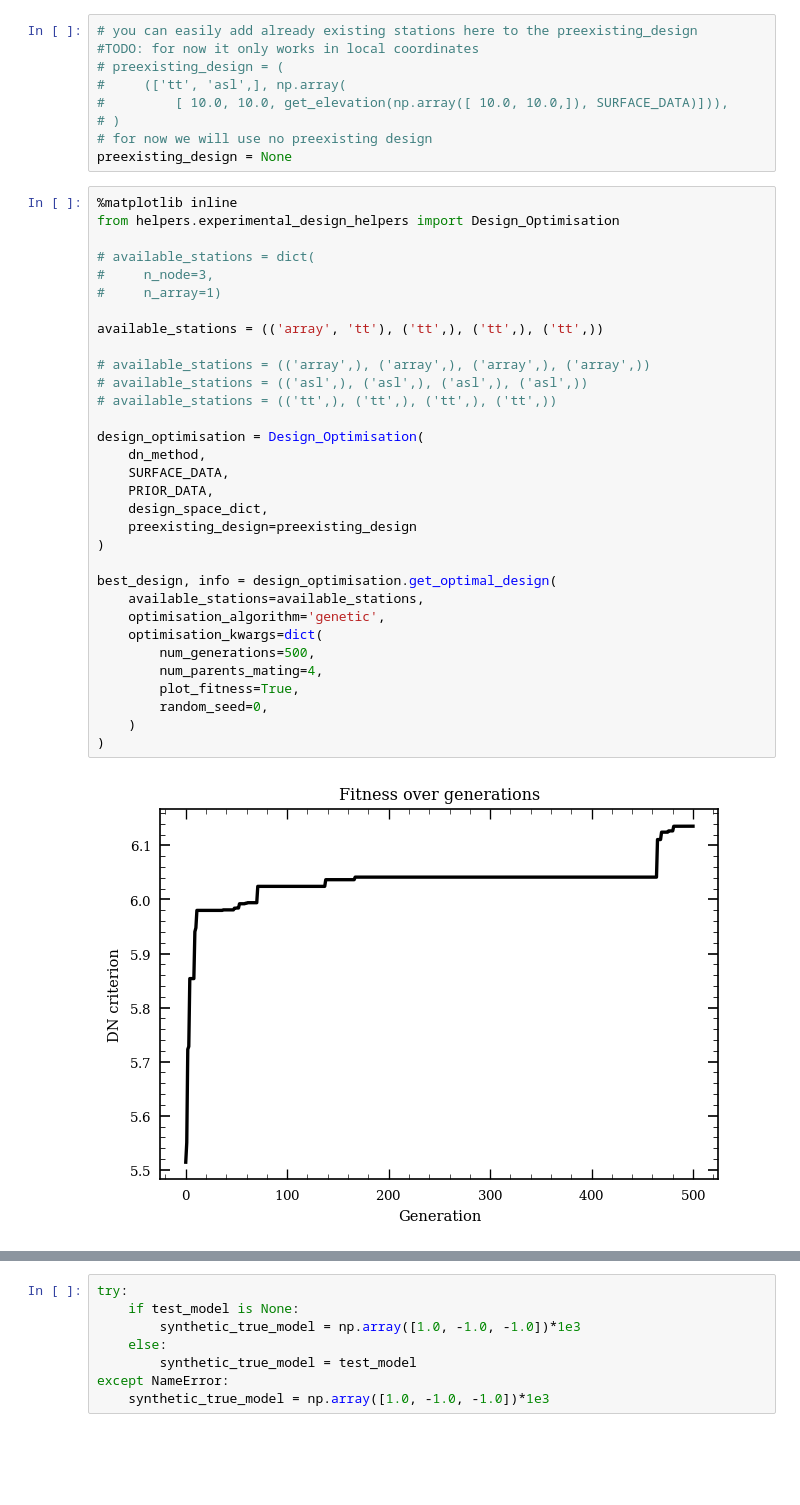
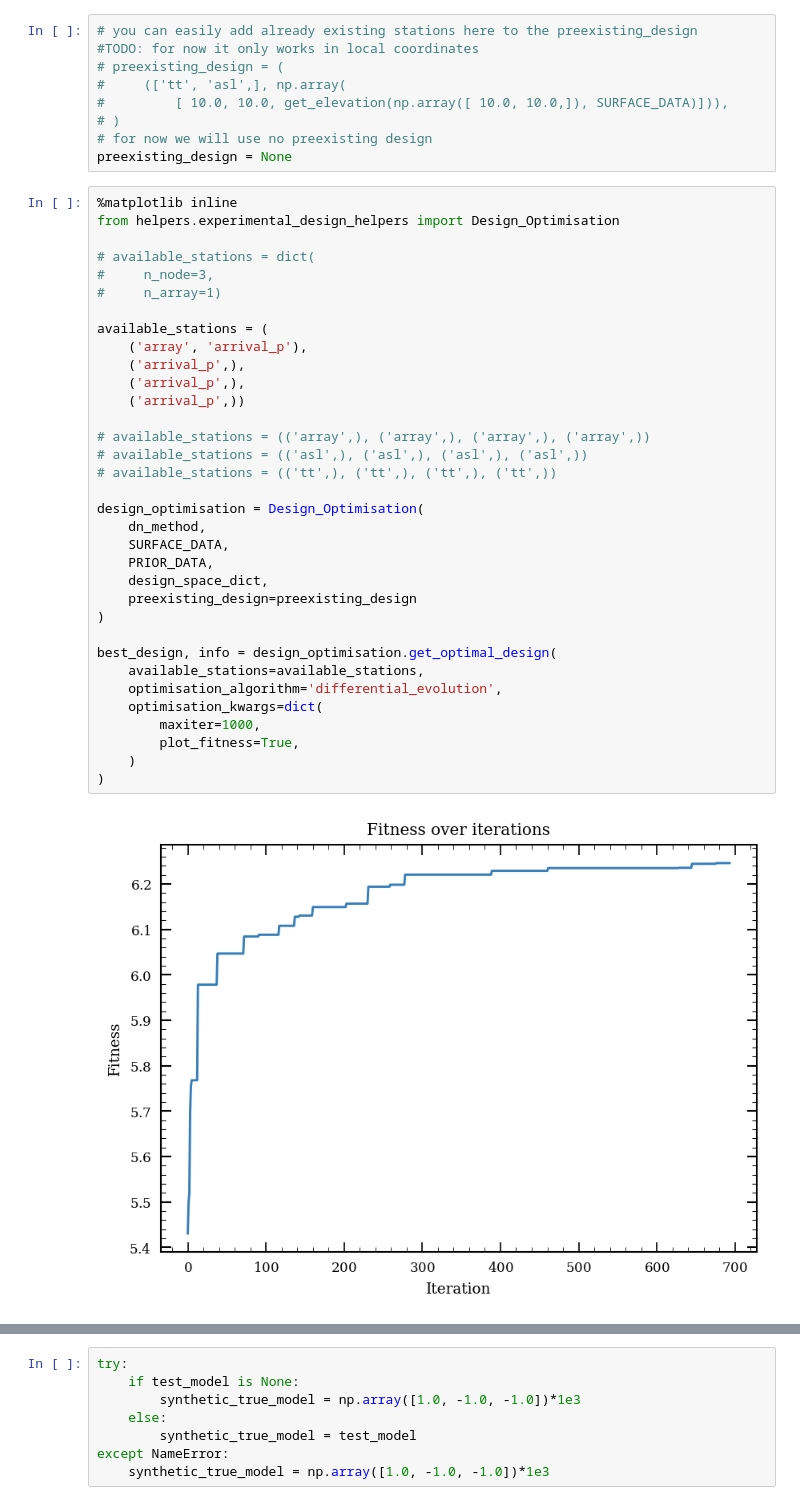
Before and after one commit to dominik-strutz/WoWED-volcano, a Jupyter notebook: main_design_notebook.ipynb, the cells around one changed output, grey strips where cells are left out. Saved outputs shown, nothing was run; the diff lists cells and outputs as text; blank space fills up the shorter version.

```diff
--- a/main_design_notebook.ipynb
+++ b/main_design_notebook.ipynb
@@ -219,37 +274,39 @@ preexisting_design = None
 # %%
 %matplotlib inline
 from helpers.experimental_design_helpers import Design_Optimisation
 
 # available_stations = dict(
 #     n_node=3,
 #     n_array=1)
 
-available_stations = (('array', 'tt'), ('tt',), ('tt',), ('tt',))
+available_stations = (
+    ('array', 'arrival_p'),
+    ('arrival_p',),
+    ('arrival_p',),
+    ('arrival_p',))
 
 # available_stations = (('array',), ('array',), ('array',), ('array',))
 # available_stations = (('asl',), ('asl',), ('asl',), ('asl',))
 # available_stations = (('tt',), ('tt',), ('tt',), ('tt',))
 
 design_optimisation = Design_Optimisation(
     dn_method,
     SURFACE_DATA,
     PRIOR_DATA,
     design_space_dict,
     preexisting_design=preexisting_design
 )
 
 best_design, info = design_optimisation.get_optimal_design(
     available_stations=available_stations,
-    optimisation_algorithm='genetic',
+    optimisation_algorithm='differential_evolution',
     optimisation_kwargs=dict(
-        num_generations=500,
-        num_parents_mating=4,
+        maxiter=1000,
         plot_fitness=True,
-        random_seed=0,
     )
 )
 # %% [output]
-[figure, old version]
+[figure, new version]
 # %%
 %matplotlib inline
 
```
Also changed, not shown: parts of 16 cells of this notebook, 6 other files.
